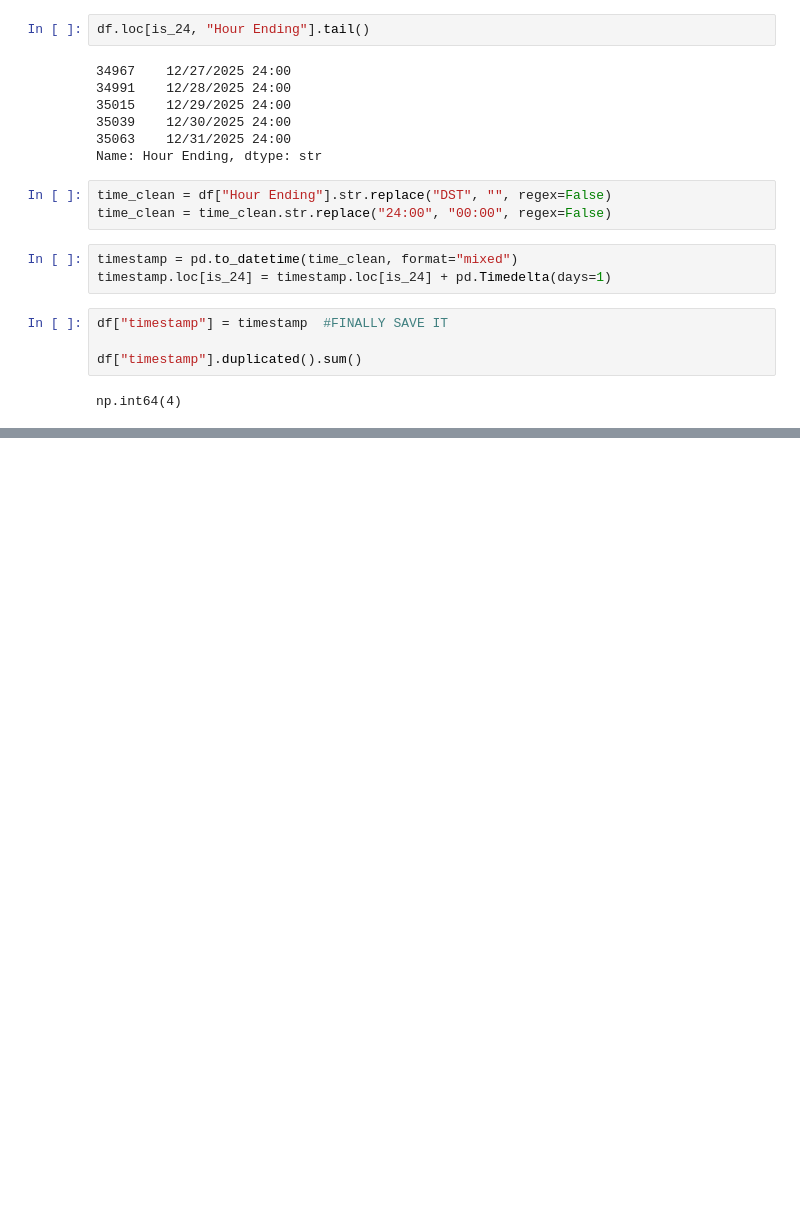
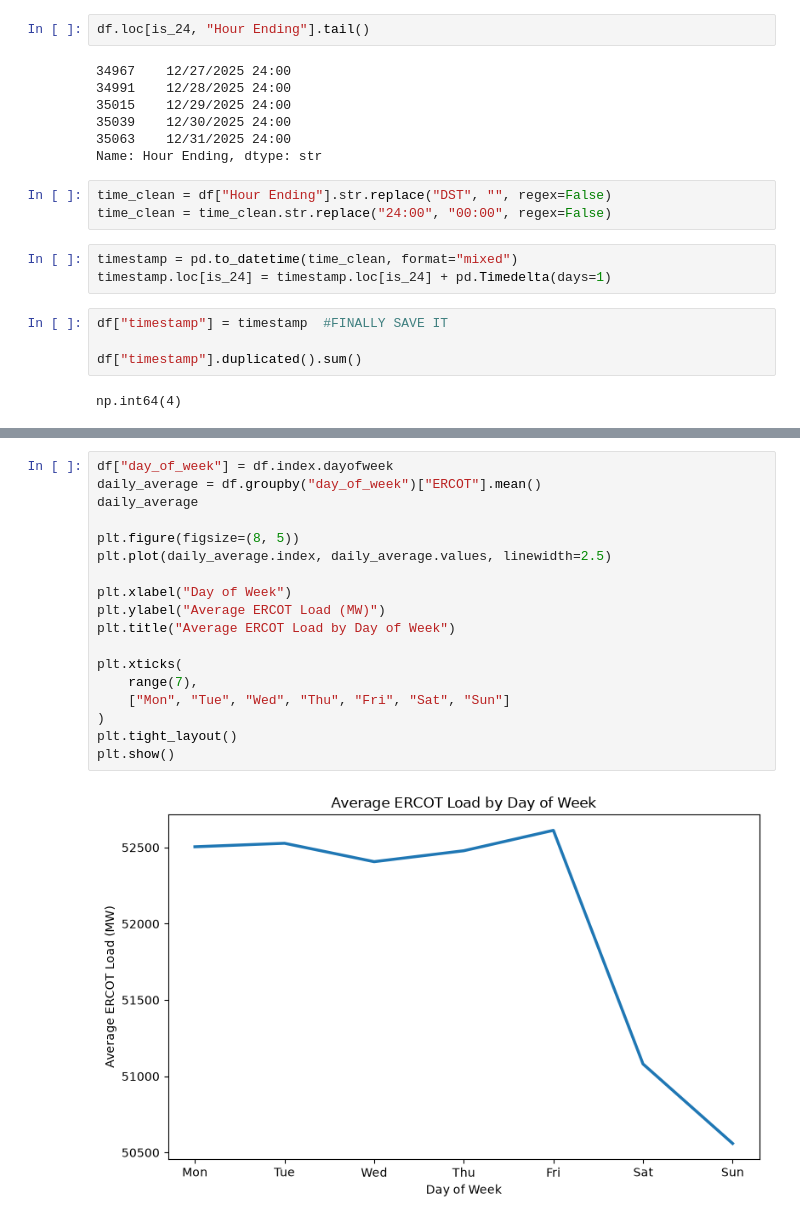
Before and after one commit to Sg182/ML_Projects, a Jupyter notebook: ERCOTLoadForecasting/notebooks/01_data_exploration.ipynb, the cells around one changed output, grey strips where cells are left out. Saved outputs shown, nothing was run; the diff lists cells and outputs as text; blank space fills up the shorter version.

```diff
--- a/ERCOTLoadForecasting/notebooks/01_data_exploration.ipynb
+++ b/ERCOTLoadForecasting/notebooks/01_data_exploration.ipynb
@@ -367,0 +484,20 @@ df.tail()
+# %%
+df["day_of_week"] = df.index.dayofweek
+daily_average = df.groupby("day_of_week")["ERCOT"].mean()
+daily_average
+
+plt.figure(figsize=(8, 5))
+plt.plot(daily_average.index, daily_average.values, linewidth=2.5)
+
+plt.xlabel("Day of Week")
+plt.ylabel("Average ERCOT Load (MW)")
+plt.title("Average ERCOT Load by Day of Week")
+
+plt.xticks(
+    range(7),
+    ["Mon", "Tue", "Wed", "Thu", "Fri", "Sat", "Sun"]
+)
+plt.tight_layout()
+plt.show()
+# %% [output]
+[figure, added]
```
Also changed, not shown: parts of 12 cells of this notebook.
